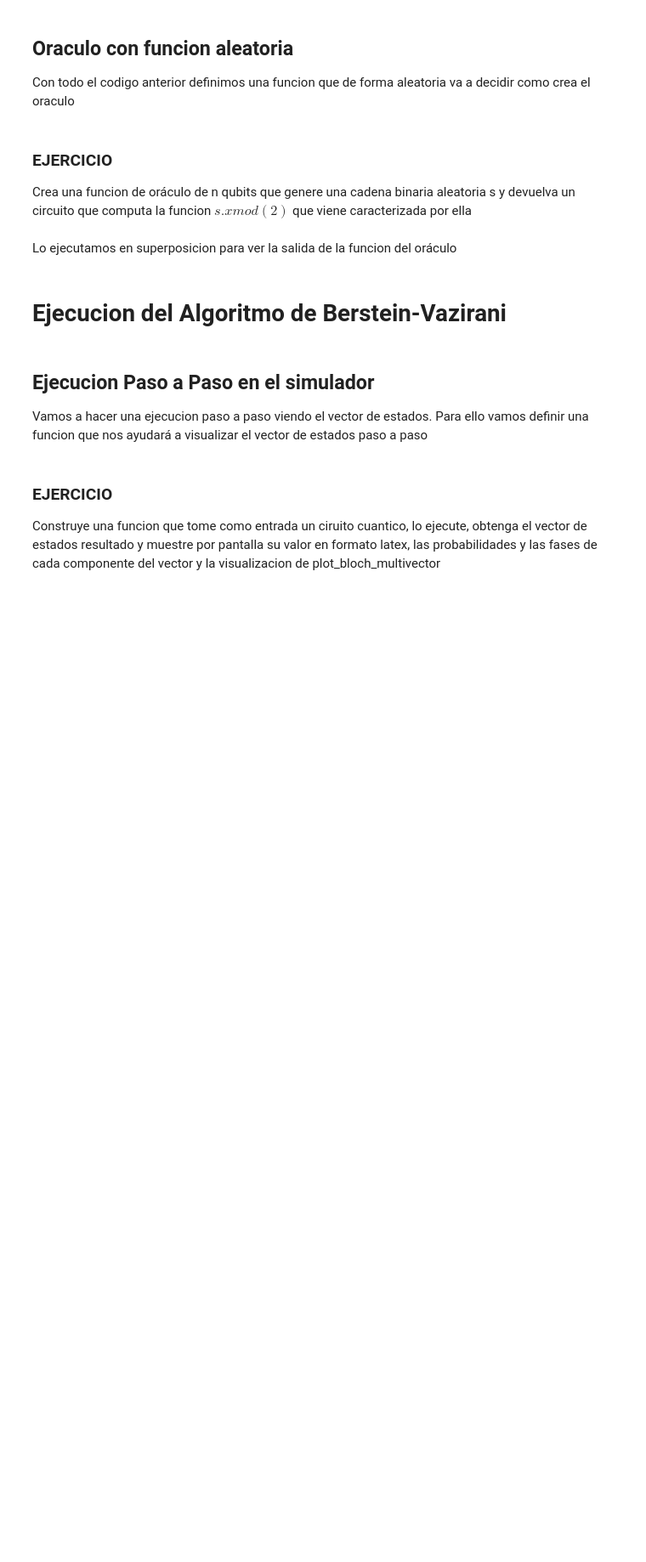
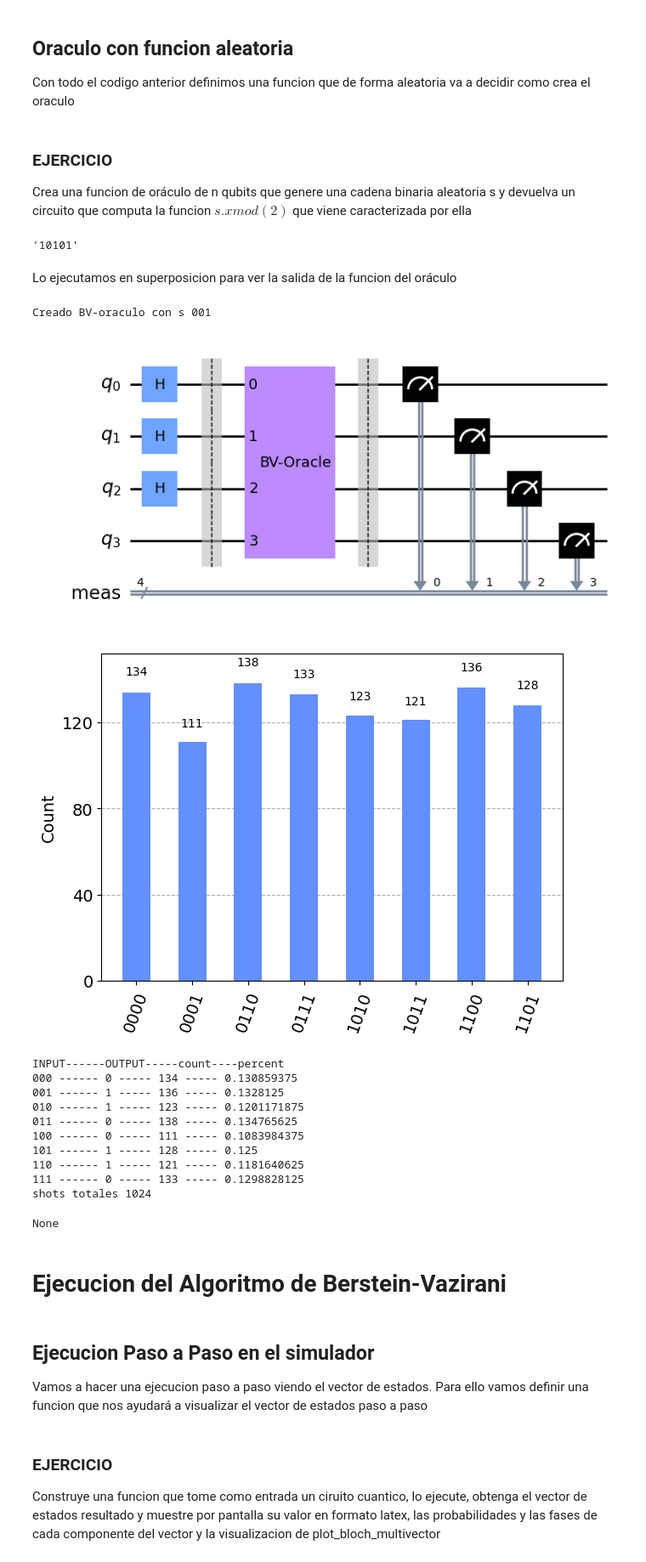
Before and after one commit to jore731/qiskit, a Jupyter notebook: EJERCICIOS/EJERCICIO2_Berstein-Vazirani.ipynb, the cells around one changed output. Shown at 85% size. Cells and saved outputs as stored; diff of their text form; code cells hidden in the pictures; blank space fills up the shorter version.

```diff
--- a/EJERCICIOS/EJERCICIO2_Berstein-Vazirani.ipynb
+++ b/EJERCICIOS/EJERCICIO2_Berstein-Vazirani.ipynb
@@ -138,6 +197,12 @@ Con todo el codigo anterior definimos una funcion que de forma aleatoria va a de
 Crea una funcion de oráculo de n qubits que genere una cadena binaria aleatoria s y devuelva un circuito que computa la funcion $s.xmod(2)$ que viene caracterizada por ella
 # %%
 #crea una cadena aleatoria s de longitud n bits
+n=5
+
+s = bin(np.random.randint(2**n))[2:].zfill(n)
+display(s)
+# %% [output]
+'10101'
 # %%
 ### HACER LA FUNCION
 
@@ -145,13 +210,16 @@ def bv_oracle(n):
     #La funcion crea un objeto de QuantumCircuit y lo devuelve
     #El circuito del oraculo tiene n qubit de entrada y uno de salida -> en total n+1 qubits
 
-    oracle_qc =
+    oracle_qc = QuantumCircuit(n+1)
 
-    #crea una cadena aleatoria s de longitud n bits
-    s=
+    s = bin(np.random.randint(2**n))[2:].zfill(n)
     print('Creado BV-oraculo con s',s)
 
     #Crea el oraculo
+    for index, bit in enumerate(s):
+        bit = int(bit)
+        if bit:
+            oracle_qc.cx(index, n)
 
 
     oracle_qc.name = 'BV-Oracle' #to show in the display circuit
@@ -161,24 +229,44 @@ Lo ejecutamos en superposicion para ver la salida de la funcion del oráculo
 # %%
 #Creamos un circuito de n qubits+1
 n=3
-circuit =
+circuit = QuantumCircuit(n+1)
 
 #ponemos los qubits de entrada en superposicion
+circuit.h(range(n))
 
+circuit.barrier()
 
 # Le añadimos el oráculo con funcion aleatoria -> Utilizar el metodo.compose de la clase QuantumCircuit -> recordar el parametro inplace del metodo
-
+circuit.compose(bv_oracle(n), inplace=True, wrap=True)
 #ponemos las puertas de medida
-
+circuit.measure_all()
 
 #Mostramos el circuito
-
+display(circuit.draw('mpl'))
 
 backend = Aer.get_backend('aer_simulator')
+counts=backend.run(oracle_qc).result().get_counts()
 
 #mostramos histograma resultado
+display(plot_histogram(counts))
 
 #mostramos la ejecucion de la funcion en binario
+display(count_to_digital_values(counts))
+# %% [output]
+Creado BV-oraculo con s 001
+[figure, added]
+[figure, added]
+INPUT------OUTPUT-----count----percent
+000 ------ 0 ----- 134 ----- 0.130859375
+001 ------ 1 ----- 136 ----- 0.1328125
+010 ------ 1 ----- 123 ----- 0.1201171875
+011 ------ 0 ----- 138 ----- 0.134765625
+100 ------ 0 ----- 111 ----- 0.1083984375
+101 ------ 1 ----- 128 ----- 0.125
+110 ------ 1 ----- 121 ----- 0.1181640625
+111 ------ 0 ----- 133 ----- 0.1298828125
+shots totales 1024
+None
 # %% [markdown]
 # Ejecucion del Algoritmo de Berstein-Vazirani
 # %% [markdown]
```
Also changed, not shown: parts of 11 cells of this notebook, 3 other files.
